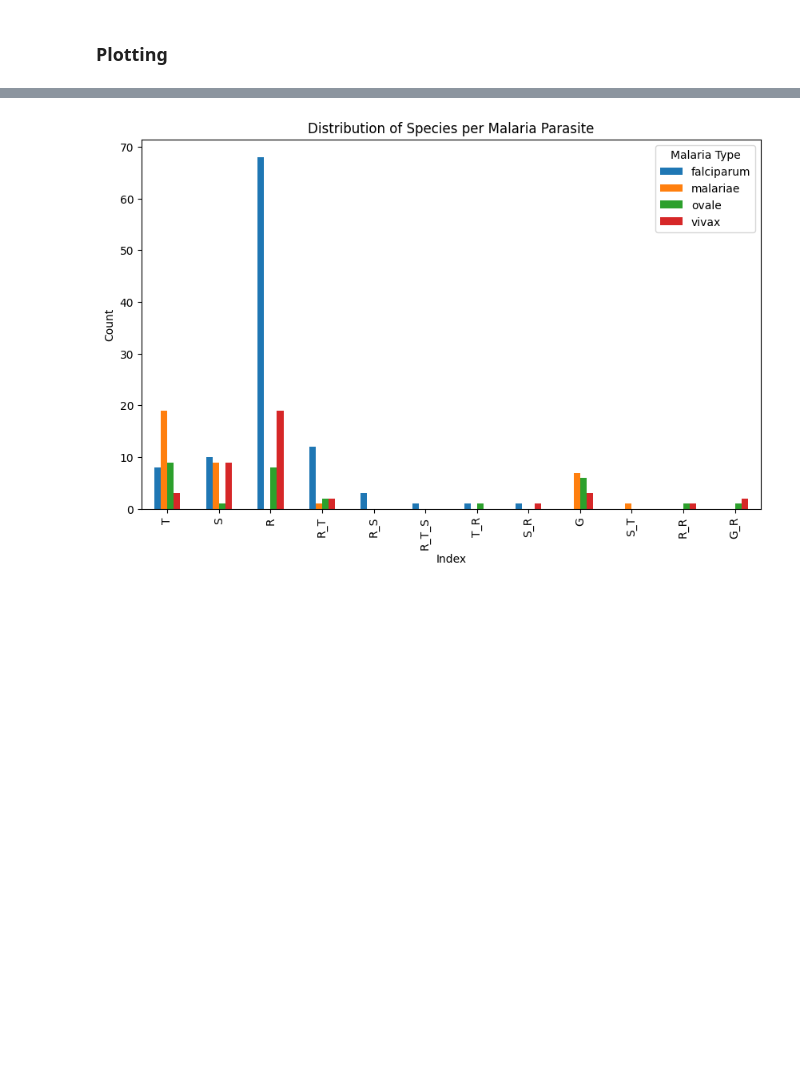
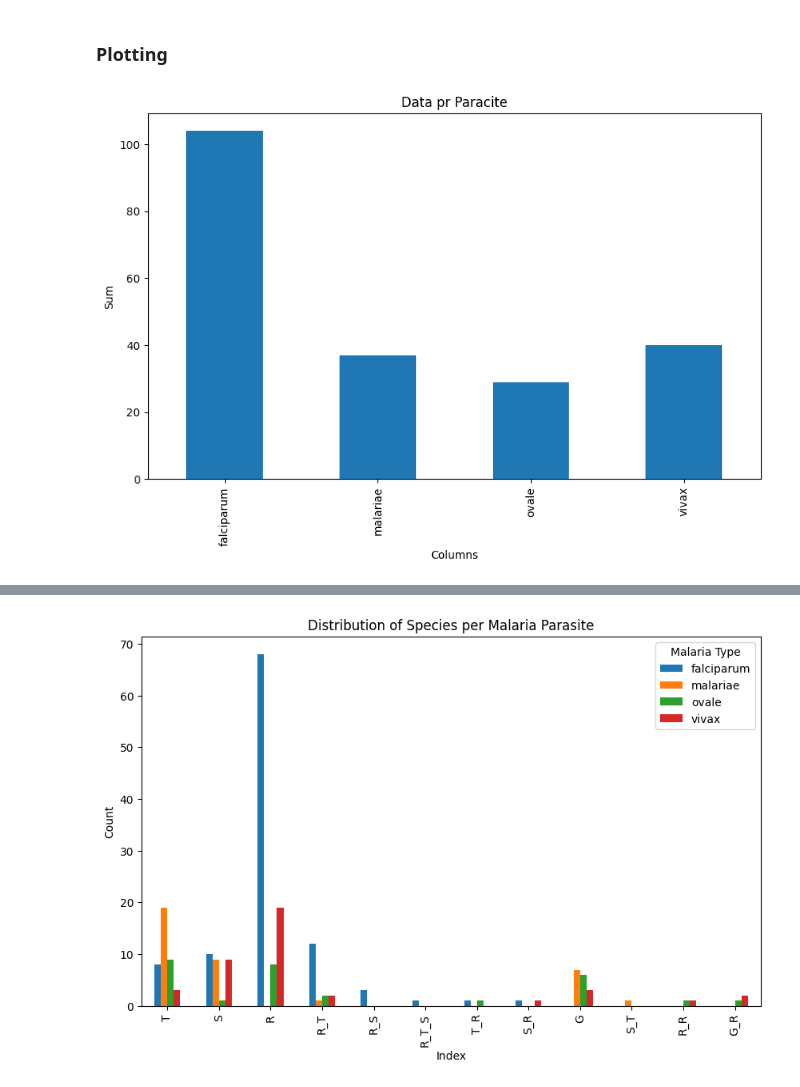
Before and after one commit to pmachado333/Malaria_Tracker, a Jupyter notebook: jupyter_notebook/kjetil_images.ipynb, the cells around one changed output, grey strips where cells are left out. Drawn from its saved outputs; the diff is of its cells as text; code cells hidden in the pictures; blank space fills up the shorter version.

```diff
--- a/jupyter_notebook/kjetil_images.ipynb
+++ b/jupyter_notebook/kjetil_images.ipynb
@@ -79,7 +108,12 @@ def get_letter_combinations(text):
     return text_group
 # %%
 def create_df():
-    combo = [falciparum, malariae, ovale, vivax]
+
+    combo = [falciparum.get_images_from_folder(),
+             malariae.get_images_from_folder(),
+             ovale.get_images_from_folder(),
+             vivax.get_images_from_folder() ]
+
     dfs = []
     for species in combo:
         counts = {}
@@ -117,3 +151,12 @@ df
 | G_R | 0 | 0 | 1 | 2 |
 # %% [markdown]
 ### Plotting
+# %%
+sums = df.sum()
+sums.plot(kind='bar', figsize=(10, 6))
+plt.title('Data pr Paracite')
+plt.xlabel('Columns')
+plt.ylabel('Sum')
+plt.show()
+# %% [output]
+[figure, added]
```
Also changed, not shown: parts of 25 cells of this notebook.
